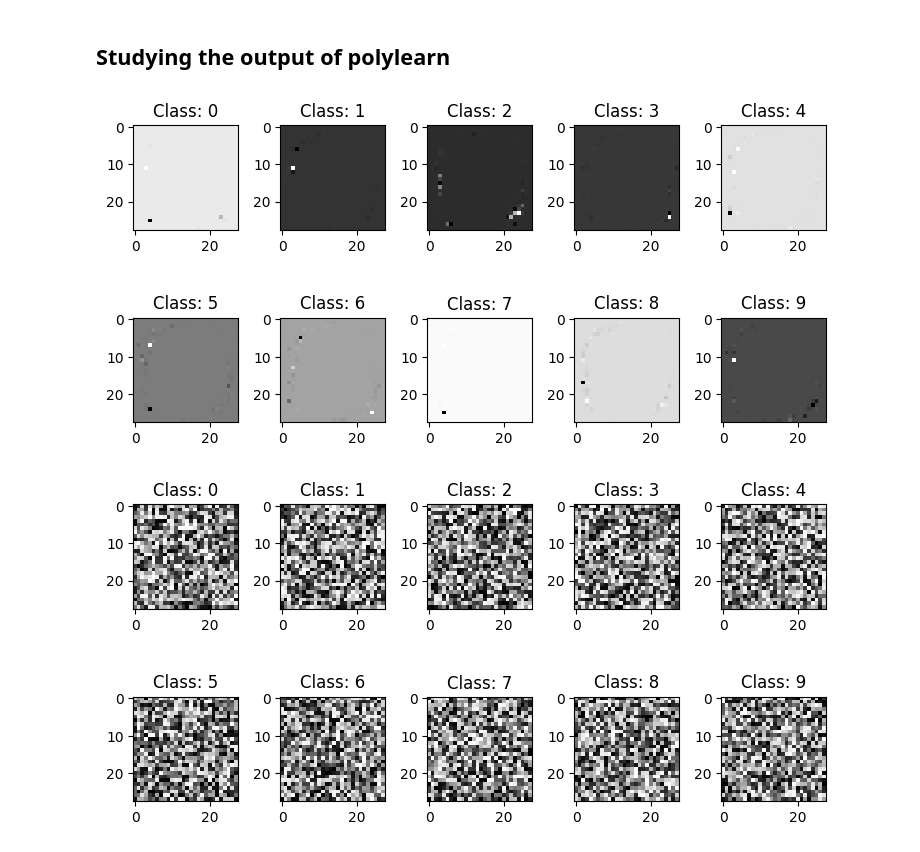
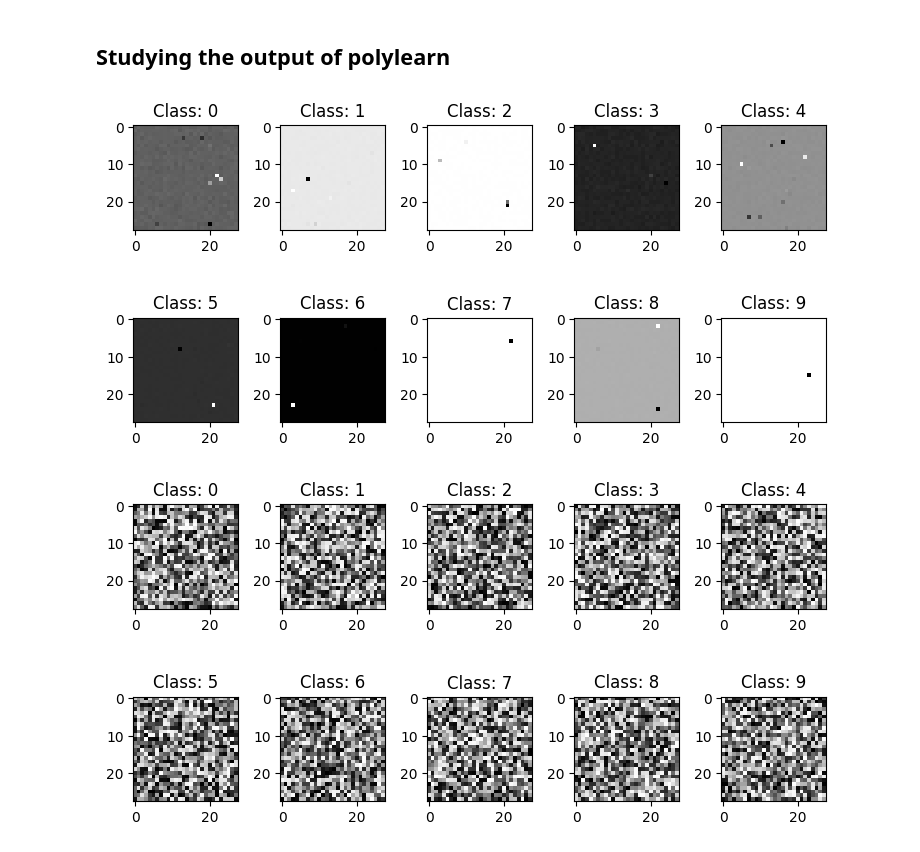
Before and after one commit to aurelienwaite/reverse_search_experiments, a Jupyter notebook: mnist/mnist.ipynb, the cells around one changed output. Drawn from its saved outputs; the diff is of its cells as text; code cells hidden in the pictures.

```diff
--- a/mnist/mnist.ipynb
+++ b/mnist/mnist.ipynb
@@ -282,11 +299,11 @@ pq.write_table(polytope_table, "mnist_iter2.parquet")
 # %% [markdown]
 ## Studying the output of polylearn
 # %%
-with open("exp7/params.txt") as params_file:
+with open("exp8/params.txt") as params_file:
     learnt_params = np.array([json.loads(line) for line in params_file])
 plot_params(learnt_params[-1])
 # %% [output]
-[figure, old version]
+[figure, new version]
 # %%
 window_size=100
 averaged = np.tanh(learnt_params[0:window_size,]).sum(axis=0) / window_size
```
Also changed, not shown: parts of 7 cells of this notebook, 2 other files.
